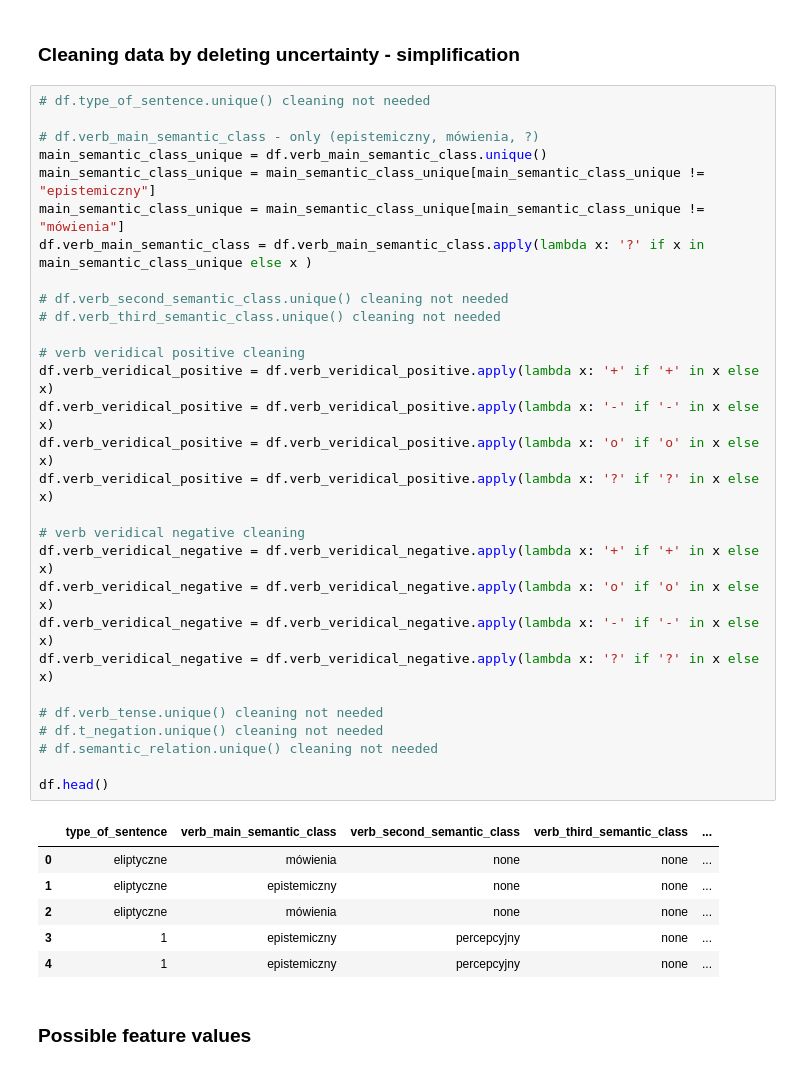
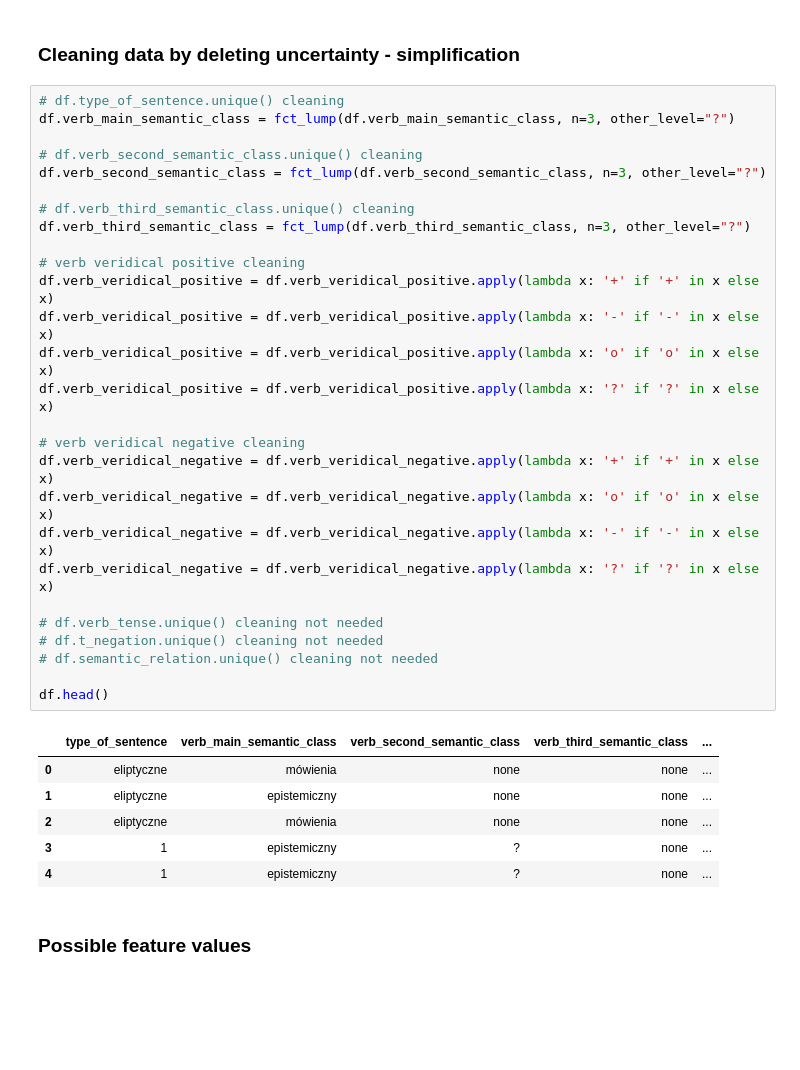
Before and after one commit to Fejcvk/data-mining, a Jupyter notebook: src/notebooks/featureModel/SecondModelPolishDataset.ipynb, the cells around one changed output. Saved outputs shown, nothing was run; the diff lists cells and outputs as text; blank space fills up the shorter version.

```diff
--- a/src/notebooks/featureModel/SecondModelPolishDataset.ipynb
+++ b/src/notebooks/featureModel/SecondModelPolishDataset.ipynb
@@ -62,41 +64,39 @@ df.head()
 # %% [markdown]
 ### Cleaning data by deleting uncertainty - simplification
 # %%
-# df.type_of_sentence.unique() cleaning not needed
+# df.type_of_sentence.unique() cleaning
+df.verb_main_semantic_class = fct_lump(df.verb_main_semantic_class, n=3, other_level="?")
 
-# df.verb_main_semantic_class - only (epistemiczny, mówienia, ?)
-main_semantic_class_unique = df.verb_main_semantic_class.unique()
-main_semantic_class_unique = main_semantic_class_unique[main_semantic_class_unique != "epistemiczny"]
-main_semantic_class_unique = main_semantic_class_unique[main_semantic_class_unique != "mówienia"]
-df.verb_main_semantic_class = df.verb_main_semantic_class.apply(lambda x: '?' if x in main_semantic_class_unique else x )
+# df.verb_second_semantic_class.unique() cleaning
+df.verb_second_semantic_class = fct_lump(df.verb_second_semantic_class, n=3, other_level="?")
 
-# df.verb_second_semantic_class.unique() cleaning not needed
-# df.verb_third_semantic_class.unique() cleaning not needed
+# df.verb_third_semantic_class.unique() cleaning
+df.verb_third_semantic_class = fct_lump(df.verb_third_semantic_class, n=3, other_level="?")
 
 # verb veridical positive cleaning
 df.verb_veridical_positive = df.verb_veridical_positive.apply(lambda x: '+' if '+' in x else x)
 df.verb_veridical_positive = df.verb_veridical_positive.apply(lambda x: '-' if '-' in x else x)
 df.verb_veridical_positive = df.verb_veridical_positive.apply(lambda x: 'o' if 'o' in x else x)
 df.verb_veridical_positive = df.verb_veridical_positive.apply(lambda x: '?' if '?' in x else x)
 
 # verb veridical negative cleaning
 df.verb_veridical_negative = df.verb_veridical_negative.apply(lambda x: '+' if '+' in x else x)
 df.verb_veridical_negative = df.verb_veridical_negative.apply(lambda x: 'o' if 'o' in x else x)
 df.verb_veridical_negative = df.verb_veridical_negative.apply(lambda x: '-' if '-' in x else x)
 df.verb_veridical_negative = df.verb_veridical_negative.apply(lambda x: '?' if '?' in x else x)
 
 # df.verb_tense.unique() cleaning not needed
 # df.t_negation.unique() cleaning not needed
 # df.semantic_relation.unique() cleaning not needed
 
 df.head()
 # %% [output]
 |  | type_of_sentence | verb_main_semantic_class | verb_second_semantic_class | verb_third_semantic_class | ... |
 | 0 | eliptyczne | mówienia | none | none | ... |
 | 1 | eliptyczne | epistemiczny | none | none | ... |
 | 2 | eliptyczne | mówienia | none | none | ... |
-| 3 | 1 | epistemiczny | percepcyjny | none | ... |
-| 4 | 1 | epistemiczny | percepcyjny | none | ... |
+| 3 | 1 | epistemiczny | ? | none | ... |
+| 4 | 1 | epistemiczny | ? | none | ... |
 # %% [markdown]
 ### Possible feature values
 # %%
```
Also changed, not shown: parts of 20 cells of this notebook, 2 other files.
